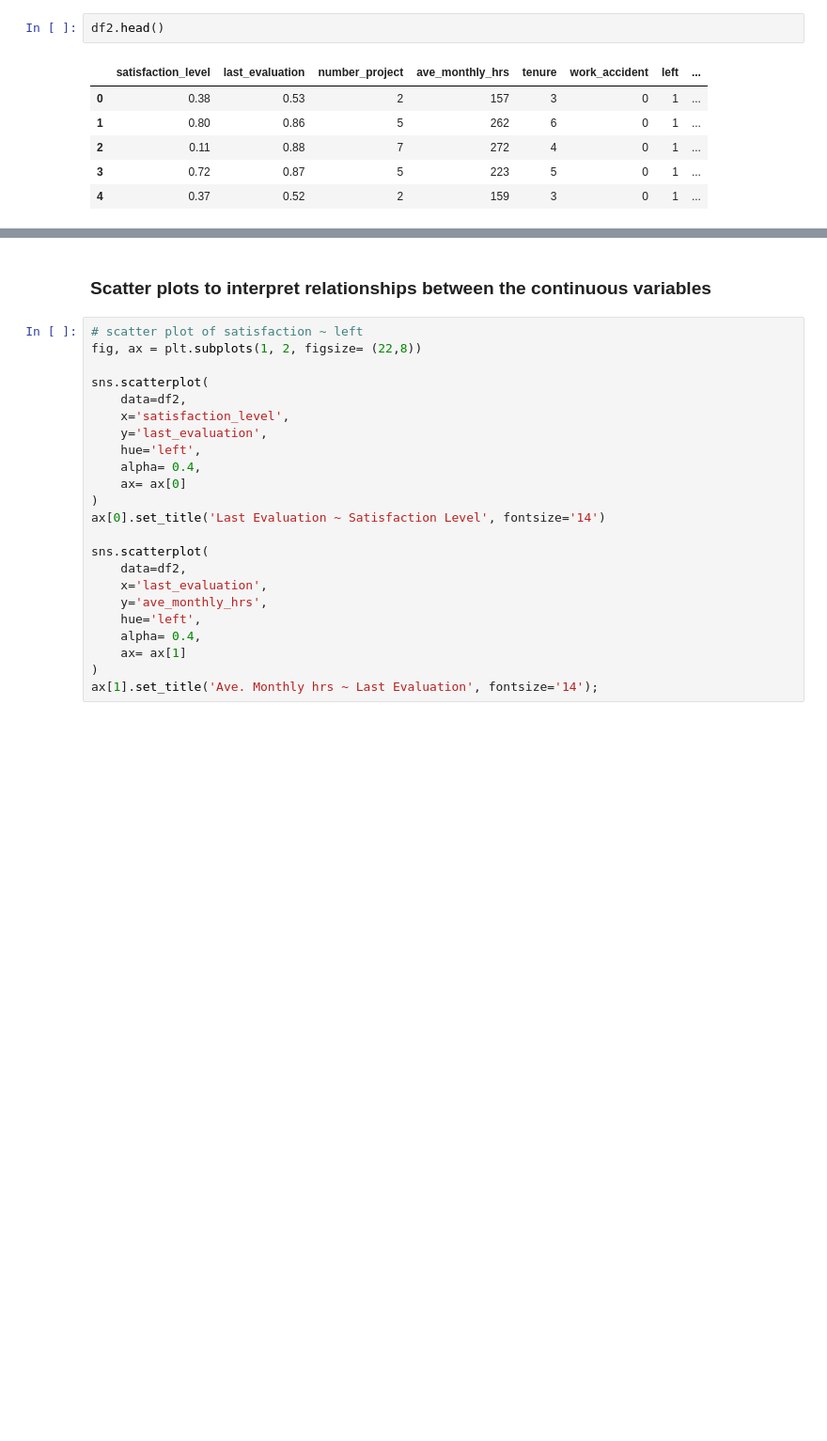
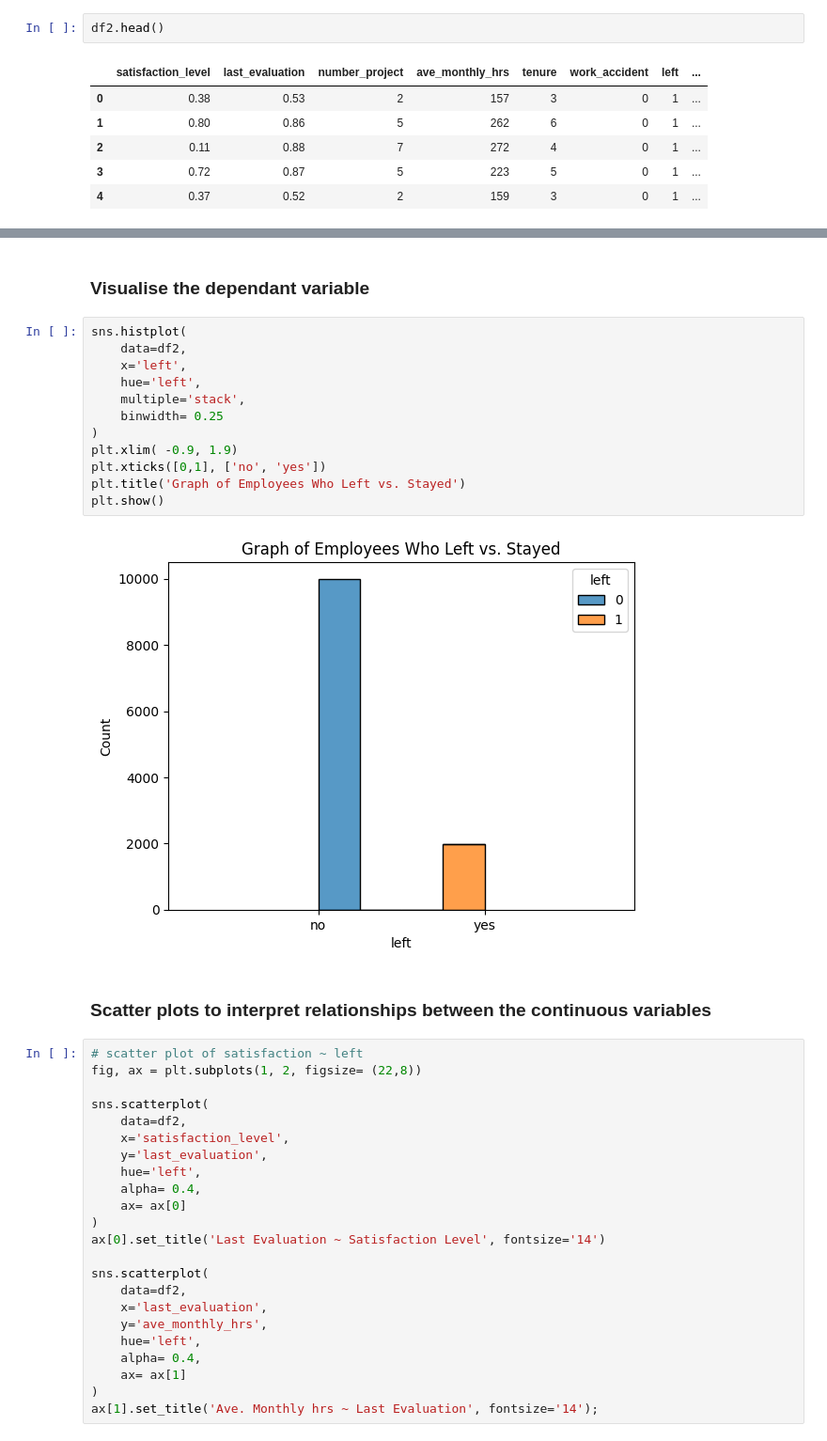
Before and after one commit to CoenMeintjes/predicting_employee_churn_salifort_motors, a Jupyter notebook: project_notebook.ipynb, the cells around one changed output, grey strips where cells are left out. Shown at 94% size. Drawn from its saved outputs; the diff is of its cells as text; blank space fills up the shorter version.

```diff
--- a/project_notebook.ipynb
+++ b/project_notebook.ipynb
@@ -358,3 +353,19 @@ Visualisations plan:
+# %% [markdown]
+### Visualise the dependant variable
+# %%
+sns.histplot(
+    data=df2,
+    x='left',
+    hue='left',
+    multiple='stack',
+    binwidth= 0.25
+)
+plt.xlim( -0.9, 1.9)
+plt.xticks([0,1], ['no', 'yes'])
+plt.title('Graph of Employees Who Left vs. Stayed')
+plt.show()
+# %% [output]
+[figure, added]
 # %% [markdown]
 ### Scatter plots to interpret relationships between the continuous variables
 # %%
```
Also changed, not shown: parts of 4 cells of this notebook, 6 other files.
